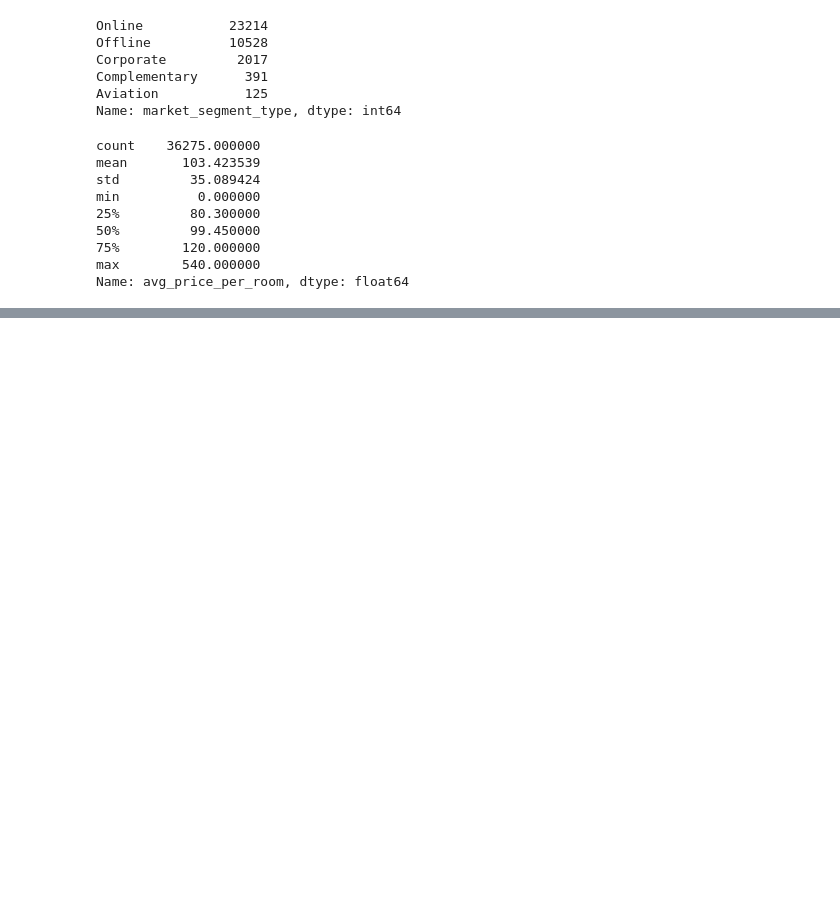
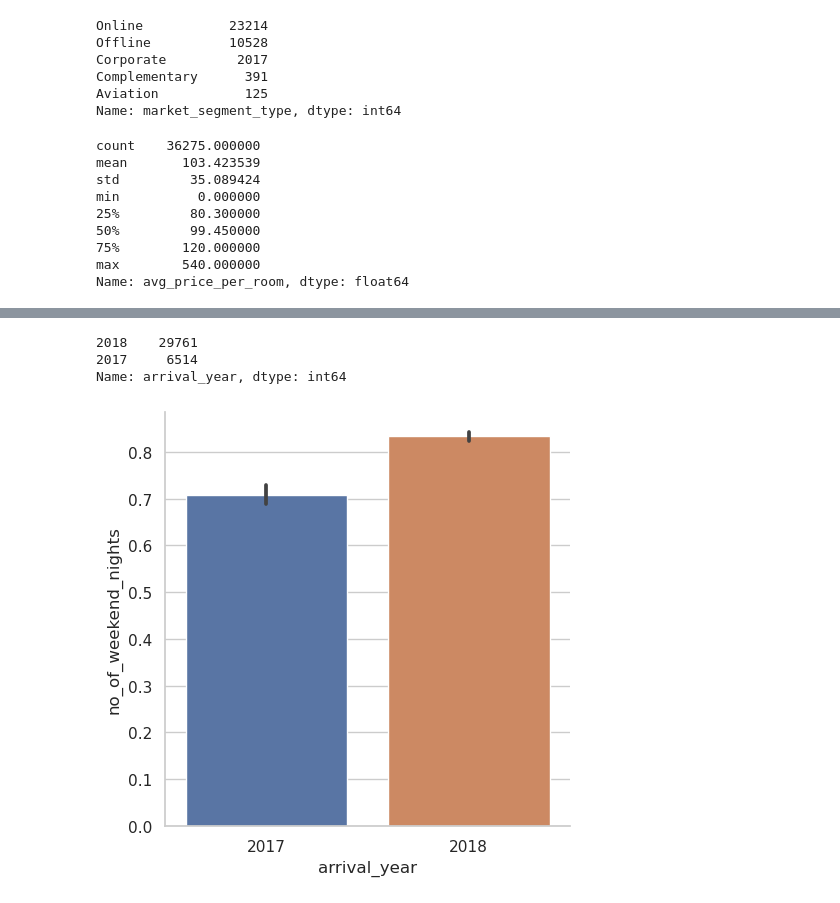
Before and after one commit to Bennis75fr/greta-projets, a Jupyter notebook: Exohotel.ipynb, the cells around one changed output, grey strips where cells are left out. Cells and saved outputs as stored; diff of their text form; code cells hidden in the pictures; blank space fills up the shorter version.

```diff
--- a/Exohotel.ipynb
+++ b/Exohotel.ipynb
@@ -151,0 +154,11 @@ plt.show()
+# %%
+fichierhotel.arrival_year.value_counts()
+# %% [output]
+2018    29761
+2017     6514
+Name: arrival_year, dtype: int64
+# %%
+sns.catplot(x= 'arrival_year', y='no_of_weekend_nights', kind ='bar', data=fichierhotel)
+plt.show()
+# %% [output]
+[figure, added]
```
Also changed, not shown: parts of 30 cells of this notebook.
